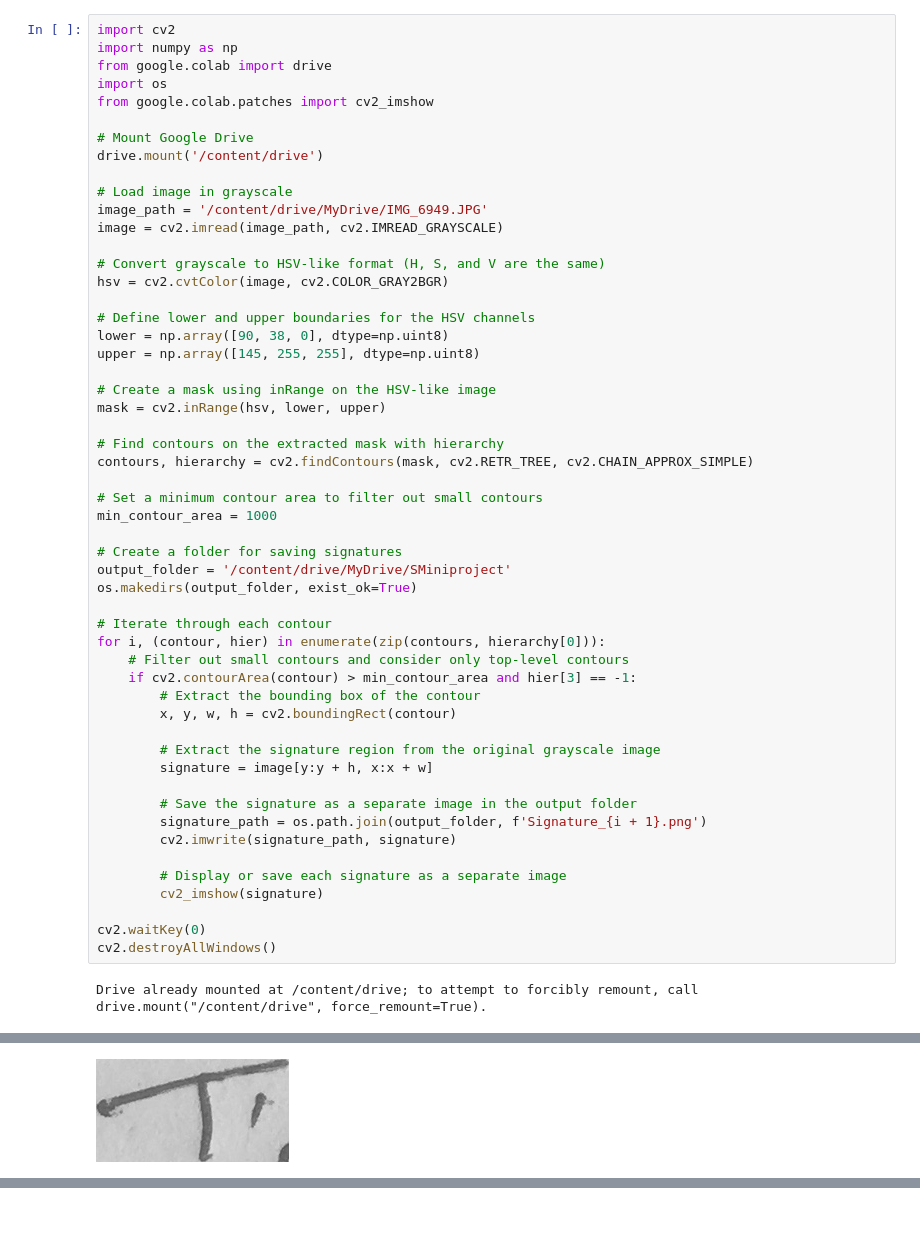
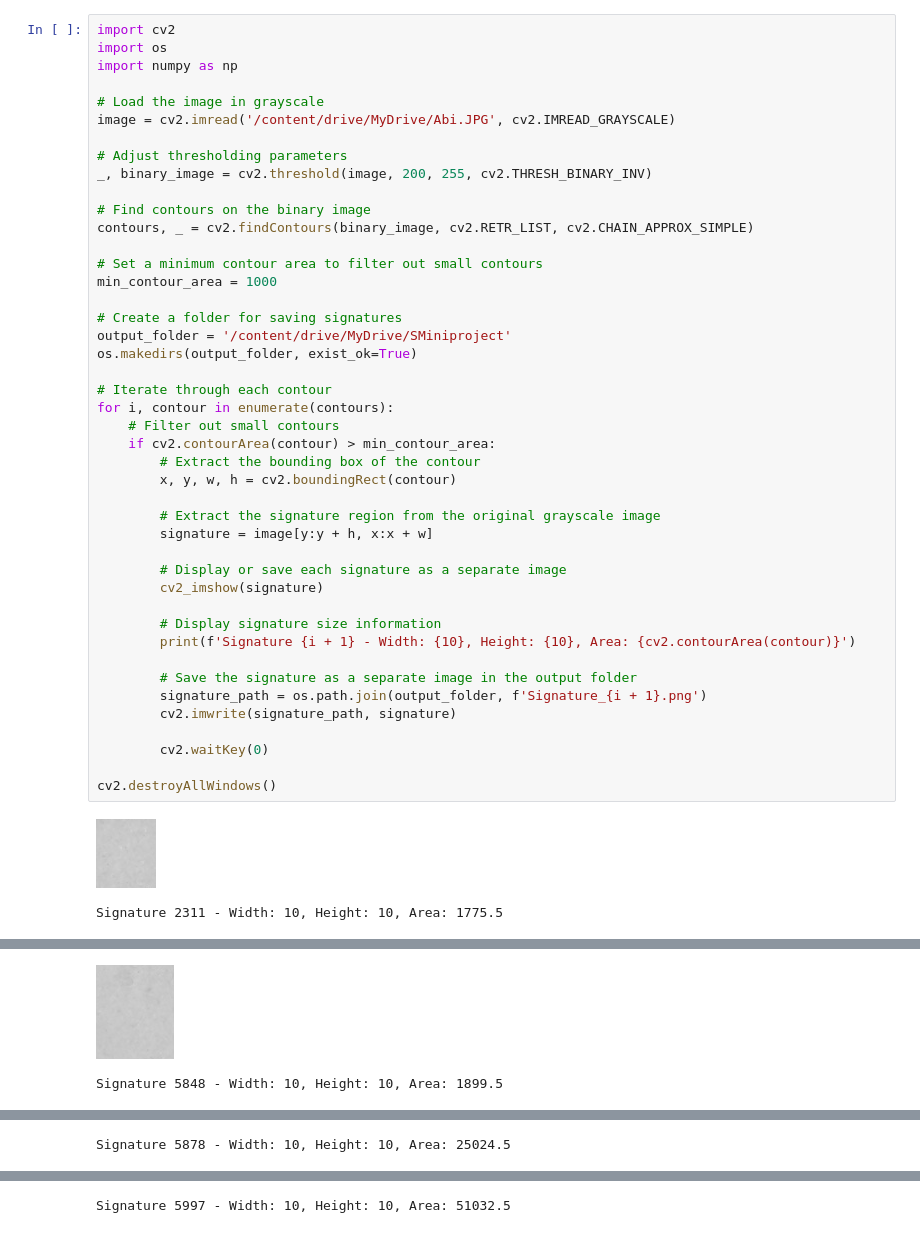
Before and after one commit to Gobihanath/DTect, a Jupyter notebook: Extraction_Model.ipynb, the cells around one changed output, grey strips where cells are left out. Saved outputs shown, nothing was run; the diff lists cells and outputs as text.

```diff
--- a/Extraction_Model.ipynb
+++ b/Extraction_Model.ipynb
@@ -8,29 +13,16 @@ Mounted at /content/drive
 # %%
 import cv2
+import os
 import numpy as np
-from google.colab import drive
-import os
-from google.colab.patches import cv2_imshow
 
-# Mount Google Drive
-drive.mount('/content/drive')
+# Load the image in grayscale
+image = cv2.imread('/content/drive/MyDrive/Abi.JPG', cv2.IMREAD_GRAYSCALE)
 
-# Load image in grayscale
-image_path = '/content/drive/MyDrive/IMG_6949.JPG'
-image = cv2.imread(image_path, cv2.IMREAD_GRAYSCALE)
+# Adjust thresholding parameters
+_, binary_image = cv2.threshold(image, 200, 255, cv2.THRESH_BINARY_INV)
 
-# Convert grayscale to HSV-like format (H, S, and V are the same)
-hsv = cv2.cvtColor(image, cv2.COLOR_GRAY2BGR)
-
-# Define lower and upper boundaries for the HSV channels
-lower = np.array([90, 38, 0], dtype=np.uint8)
-upper = np.array([145, 255, 255], dtype=np.uint8)
-
-# Create a mask using inRange on the HSV-like image
-mask = cv2.inRange(hsv, lower, upper)
-
-# Find contours on the extracted mask with hierarchy
-contours, hierarchy = cv2.findContours(mask, cv2.RETR_TREE, cv2.CHAIN_APPROX_SIMPLE)
+# Find contours on the binary image
+contours, _ = cv2.findContours(binary_image, cv2.RETR_LIST, cv2.CHAIN_APPROX_SIMPLE)
 
 # Set a minimum contour area to filter out small contours
 min_contour_area = 1000
@@ -40,23 +32,28 @@ output_folder = '/content/drive/MyDrive/SMiniproject'
 os.makedirs(output_folder, exist_ok=True)
 
 # Iterate through each contour
-for i, (contour, hier) in enumerate(zip(contours, hierarchy[0])):
-    # Filter out small contours and consider only top-level contours
-    if cv2.contourArea(contour) > min_contour_area and hier[3] == -1:
+for i, contour in enumerate(contours):
+    # Filter out small contours
+    if cv2.contourArea(contour) > min_contour_area:
         # Extract the bounding box of the contour
         x, y, w, h = cv2.boundingRect(contour)
 
         # Extract the signature region from the original grayscale image
         signature = image[y:y + h, x:x + w]
 
+        # Display or save each signature as a separate image
+        cv2_imshow(signature)
+
+        # Display signature size information
+        print(f'Signature {i + 1} - Width: {10}, Height: {10}, Area: {cv2.contourArea(contour)}')
+
         # Save the signature as a separate image in the output folder
         signature_path = os.path.join(output_folder, f'Signature_{i + 1}.png')
         cv2.imwrite(signature_path, signature)
 
-        # Display or save each signature as a separate image
-        cv2_imshow(signature)
+        cv2.waitKey(0)
 
-cv2.waitKey(0)
 cv2.destroyAllWindows()
 # %% [output]
+[figure, new version]
-Drive already mounted at /content/drive; to attempt to forcibly remount, call drive.mount("/content/drive", force_remount=True).
+Signature 2311 - Width: 10, Height: 10, Area: 1775.5
@@ -64 +60,2 @@ Drive already mounted at /content/drive; to attempt to forcibly remount, call dr
-[figure, old version]
+[figure, new version]
+Signature 5848 - Width: 10, Height: 10, Area: 1899.5
@@ -65,0 +63 @@ Drive already mounted at /content/drive; to attempt to forcibly remount, call dr
+Signature 5878 - Width: 10, Height: 10, Area: 25024.5
@@ -66,0 +65 @@ Drive already mounted at /content/drive; to attempt to forcibly remount, call dr
+Signature 5997 - Width: 10, Height: 10, Area: 51032.5
```
Also changed, not shown: parts of 3 cells of this notebook.
